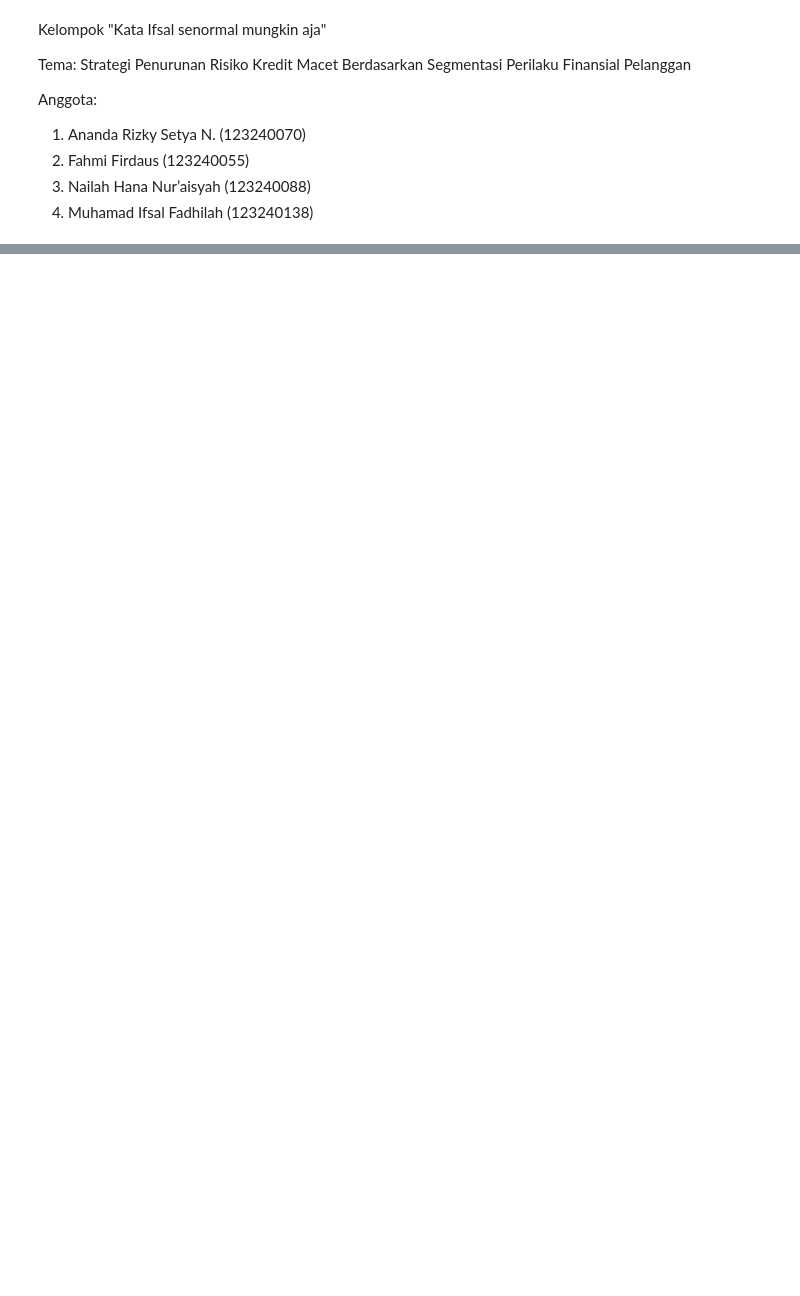
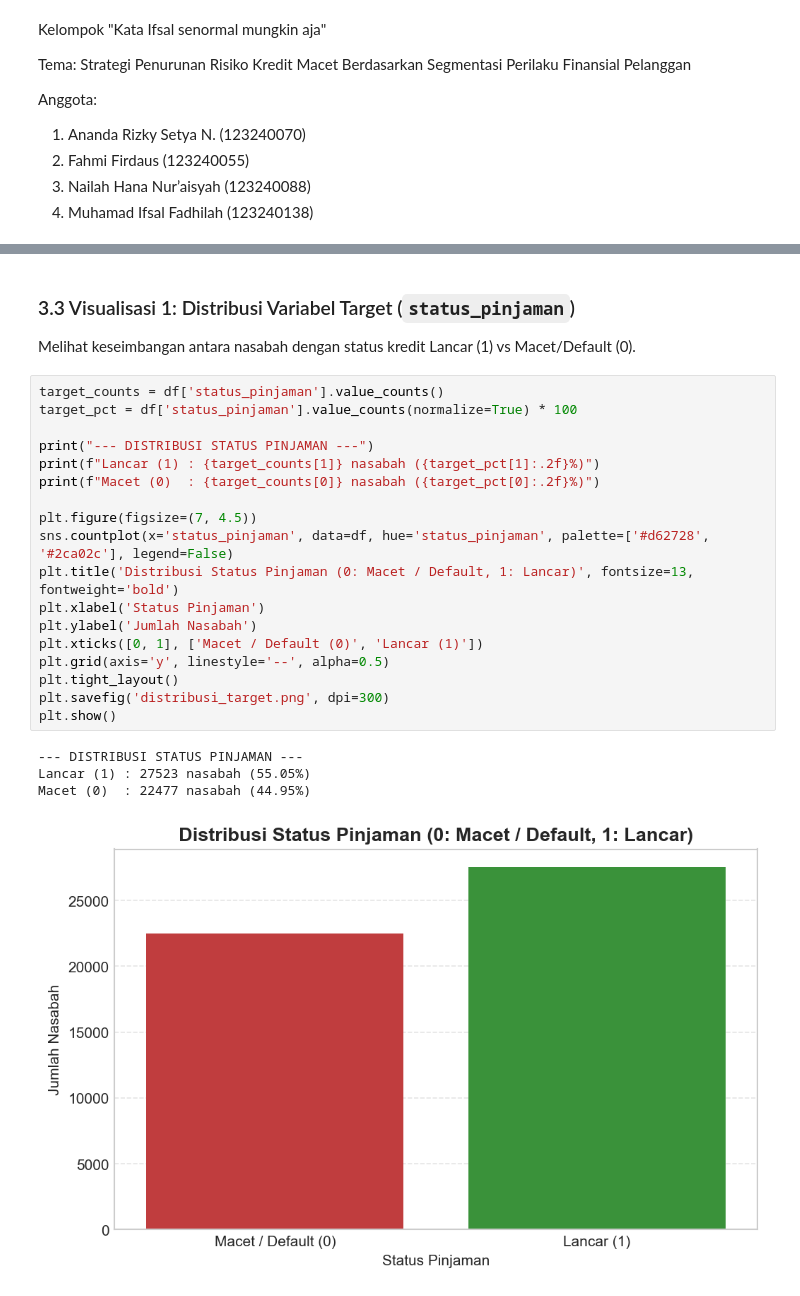
Before and after one commit to Yaboku29/credit-risk-mitigation-segmentation, a Jupyter notebook: coba.ipynb, the cells around one changed output, grey strips where cells are left out. Drawn from its saved outputs; the diff is of its cells as text; blank space fills up the shorter version.

```diff
--- a/coba.ipynb
+++ b/coba.ipynb
@@ -1031,0 +205,26 @@ weighted avg      0.881     0.881     0.881      9825
+# %% [markdown]
+### 3.3 Visualisasi 1: Distribusi Variabel Target (`status_pinjaman`)
+Melihat keseimbangan antara nasabah dengan status kredit Lancar (1) vs Macet/Default (0).
+# %%
+target_counts = df['status_pinjaman'].value_counts()
+target_pct = df['status_pinjaman'].value_counts(normalize=True) * 100
+
+print("--- DISTRIBUSI STATUS PINJAMAN ---")
+print(f"Lancar (1) : {target_counts[1]} nasabah ({target_pct[1]:.2f}%)")
+print(f"Macet (0)  : {target_counts[0]} nasabah ({target_pct[0]:.2f}%)")
+
+plt.figure(figsize=(7, 4.5))
+sns.countplot(x='status_pinjaman', data=df, hue='status_pinjaman', palette=['#d62728', '#2ca02c'], legend=False)
+plt.title('Distribusi Status Pinjaman (0: Macet / Default, 1: Lancar)', fontsize=13, fontweight='bold')
+plt.xlabel('Status Pinjaman')
+plt.ylabel('Jumlah Nasabah')
+plt.xticks([0, 1], ['Macet / Default (0)', 'Lancar (1)'])
+plt.grid(axis='y', linestyle='--', alpha=0.5)
+plt.tight_layout()
+plt.savefig('distribusi_target.png', dpi=300)
+plt.show()
+# %% [output]
+--- DISTRIBUSI STATUS PINJAMAN ---
+Lancar (1) : 27523 nasabah (55.05%)
+Macet (0)  : 22477 nasabah (44.95%)
+[figure, added]
```
Also changed, not shown: parts of 112 cells of this notebook, 13 other files.
